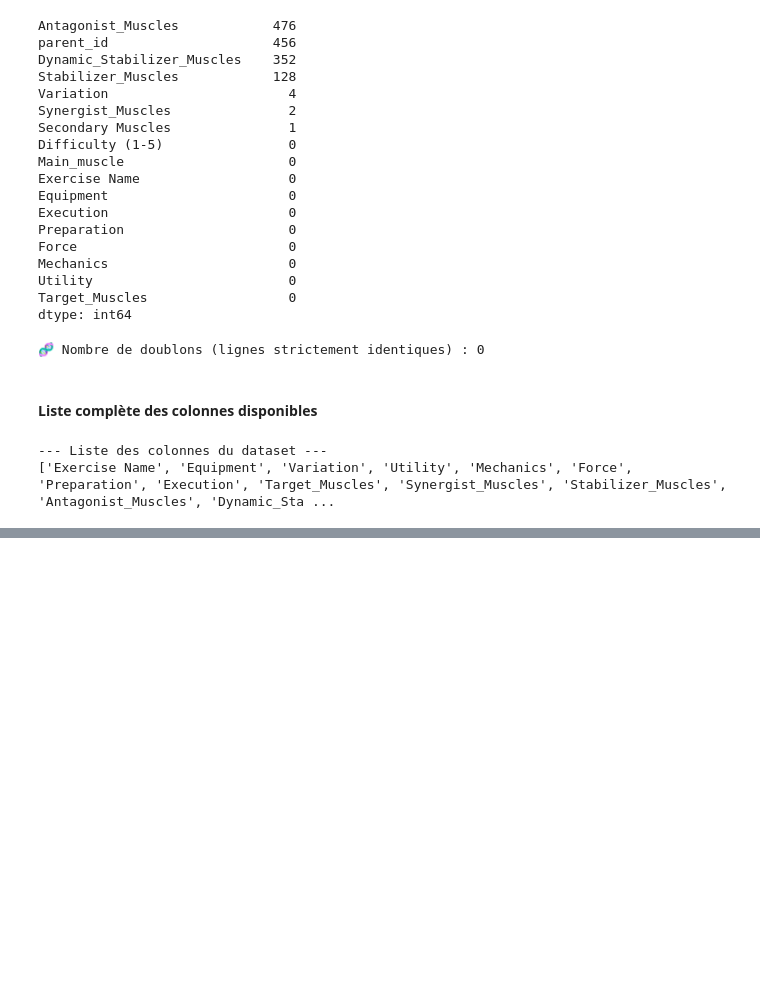
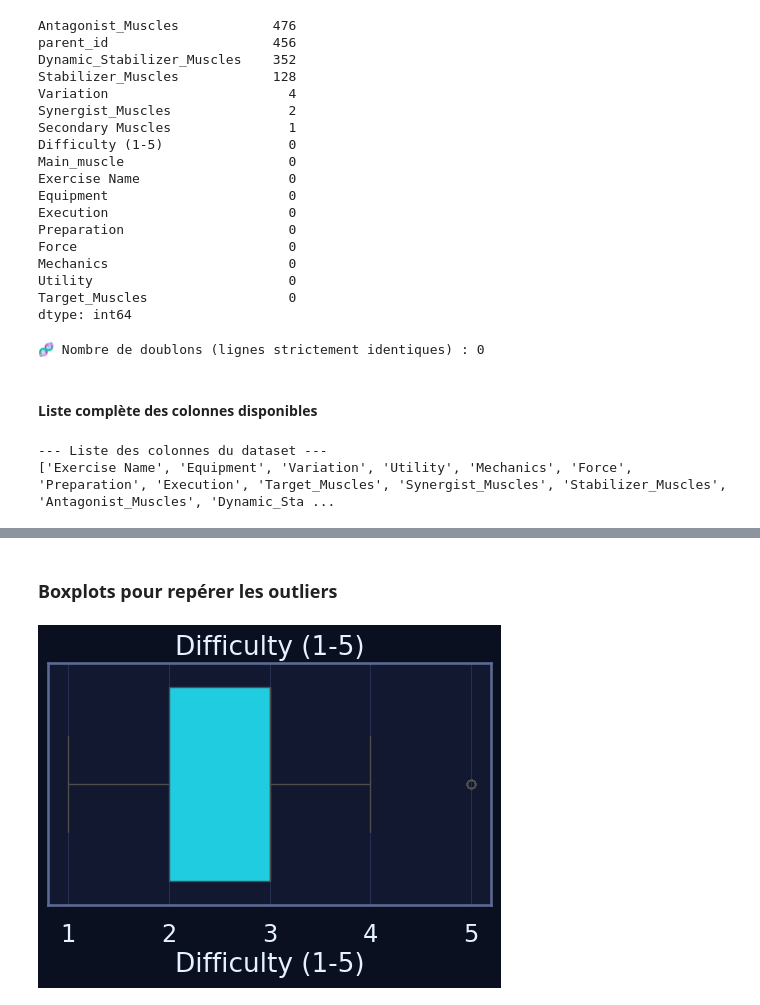
Before and after one commit to happy-developer/train.me, a Jupyter notebook: src/notebooks/eda/gym_exercises_dataset/eda_gym_exercises_dataset.ipynb, the cells around one changed output, grey strips where cells are left out. Cells and saved outputs as stored; diff of their text form; code cells hidden in the pictures; blank space fills up the shorter version.

```diff
--- a/src/notebooks/eda/gym_exercises_dataset/eda_gym_exercises_dataset.ipynb
+++ b/src/notebooks/eda/gym_exercises_dataset/eda_gym_exercises_dataset.ipynb
@@ -226,0 +306,18 @@ print(df.columns.tolist())
+# %% [markdown]
+### Boxplots pour repérer les outliers
+# %%
+if num_vars:
+    plt.figure(figsize=(5 * len(num_vars), 4))
+
+    for i, col in enumerate(num_vars, 1):
+        plt.subplot(1, len(num_vars), i)
+        sns.boxplot(x=df[col])
+        plt.title(col)
+        plt.grid(True, axis="x")
+
+    plt.tight_layout()
+    plt.show()
+else:
+    print("ℹ️ Aucun boxplot pertinent à afficher (pas de variable numérique métier).")
+# %% [output]
+[figure, added]
```
Also changed, not shown: parts of 12 cells of this notebook, 1 other file.
